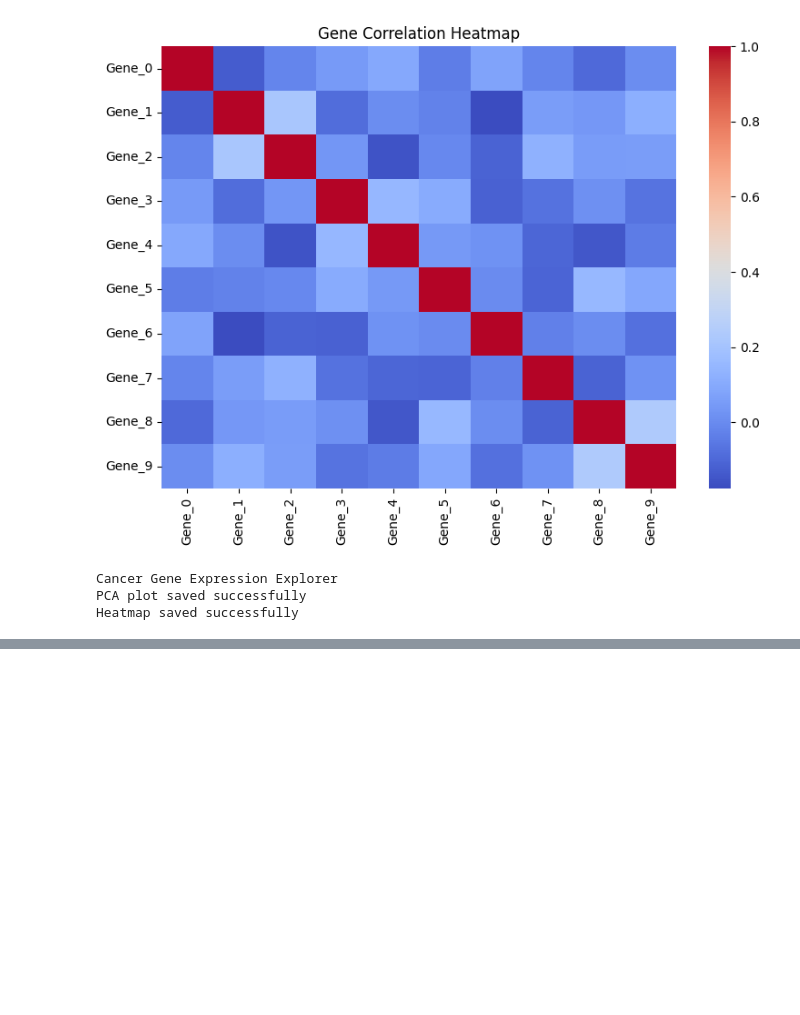
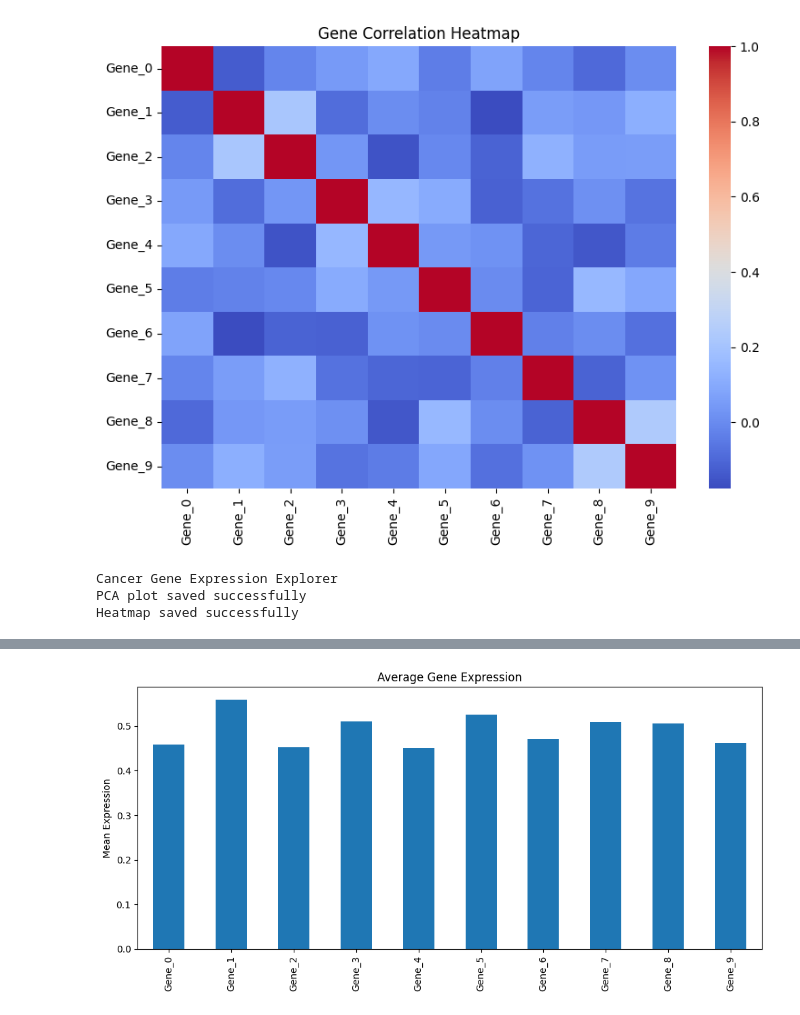
Before and after one commit to gowtham-bioinfo/Cancer-Gene-Expression-Explorer, a Jupyter notebook: Notebook/analysis.ipynb, the cells around one changed output, grey strips where cells are left out. Drawn from its saved outputs; the diff is of its cells as text; code cells hidden in the pictures; blank space fills up the shorter version.

```diff
--- a/Notebook/analysis.ipynb
+++ b/Notebook/analysis.ipynb
@@ -82,0 +126,14 @@ Heatmap saved successfully
+# %%
+mean_expression = gene_data.mean()
+
+plt.figure(figsize=(10, 5))
+
+mean_expression.plot(kind="bar")
+
+plt.title("Average Gene Expression")
+plt.ylabel("Mean Expression")
+
+plt.tight_layout()
+plt.show()
+# %% [output]
+[figure, added]
```
Also changed, not shown: parts of 3 cells of this notebook.
